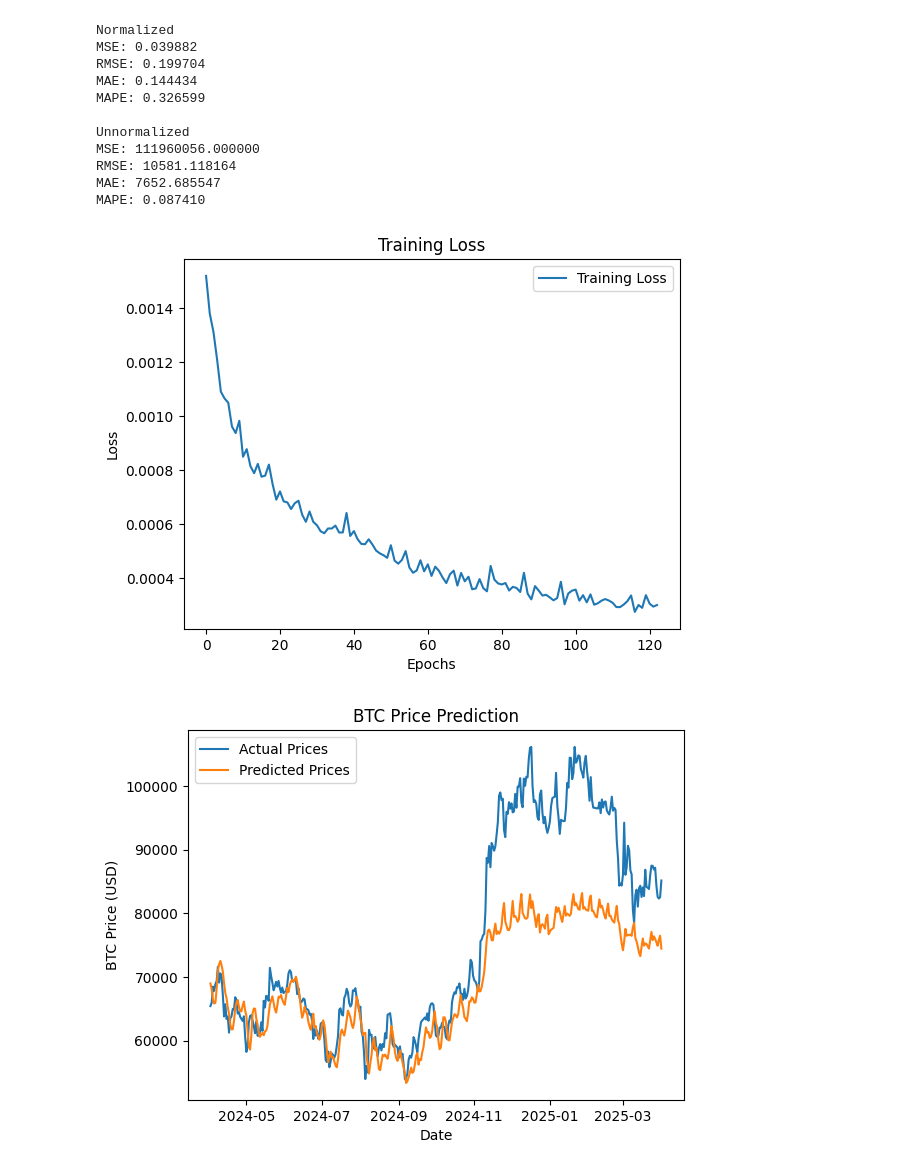
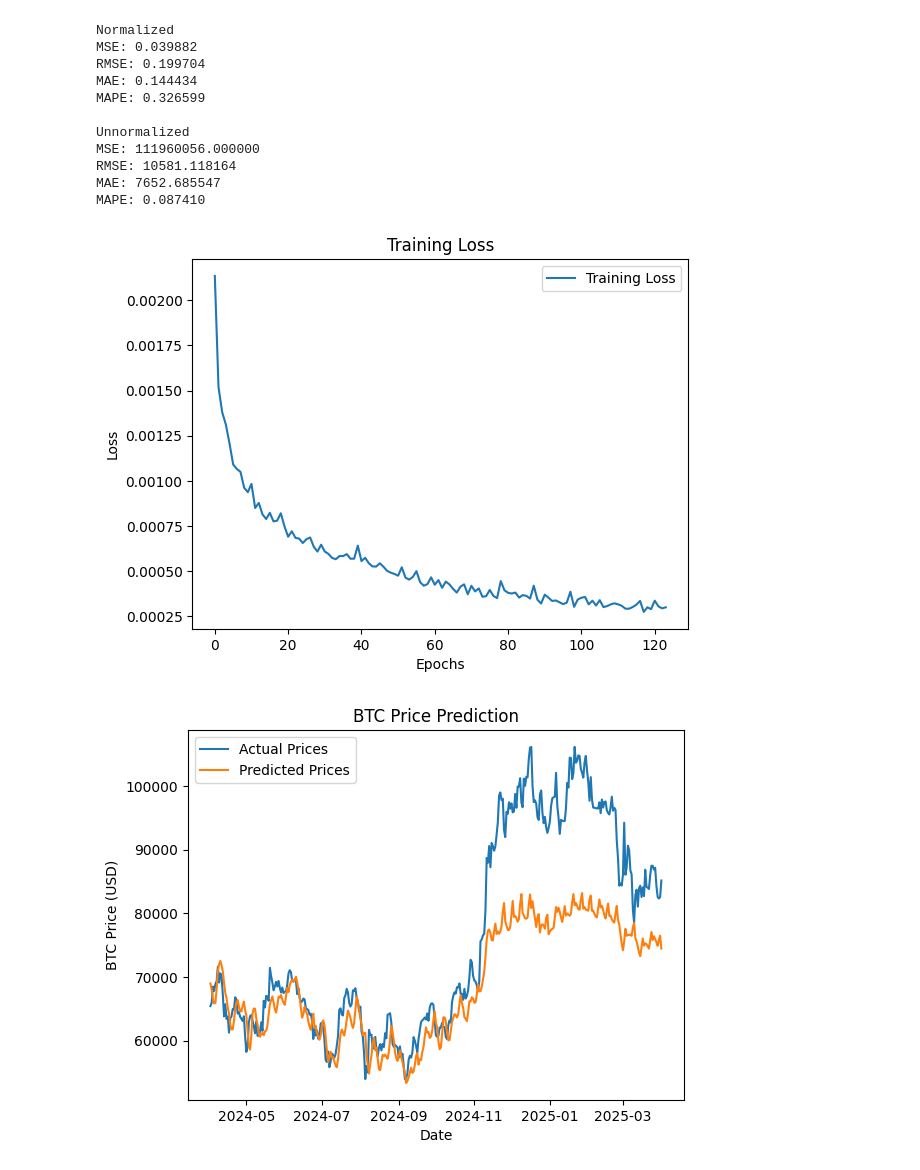
Before and after one commit to Cactooz/BitcoinPredictor, a Jupyter notebook: models/one_day_lstm.ipynb, the cells around one changed output. Saved outputs shown, nothing was run; the diff lists cells and outputs as text; code cells hidden in the pictures.

```diff
--- a/models/one_day_lstm.ipynb
+++ b/models/one_day_lstm.ipynb
@@ -183 +188,7 @@ torch.save(model.state_dict(), f"../weights/od_lstm-{NUM_LAYERS}l-{HIDDEN_SIZE}h
+# %%
+"""
+model.load_state_dict(torch.load("../weights/od_lstm-2l-128hs-0.2d-365lb-125e-64bs-all.pth"))
+loaded = True
+criterion = nn.MSELoss()
+"""
 # %% [markdown]
@@ -214,7 +225,8 @@ def evaluate(model, test_loader, criterion):
 	mae = np.mean(np.abs(predictions - truths))
 	mape = np.mean(np.abs((truths - predictions) / truths))
 
-	print(f"Train Loss: {train_losses[-1]:.6f}")
+	if loaded == None:
+		print(f"Train Loss: {train_losses[-1]:.6f}")
 	print(f"Test Loss: {test_loss:.6f}")
 
 	print("\nNormalized")
@@ -256,20 +268,21 @@ RMSE: 10581.118164
 MAE: 7652.685547
 MAPE: 0.087410
 # %%
-plt.plot(train_losses[2:], label='Training Loss')
-plt.xlabel('Epochs')
-plt.ylabel('Loss')
-plt.title('Training Loss')
-plt.legend()
-plt.show()
+if loaded == None:
+	plt.plot(train_losses[1:], label='Training Loss')
+	plt.xlabel('Epochs')
+	plt.ylabel('Loss')
+	plt.title('Training Loss')
+	plt.legend()
+	plt.show()
 
 plt.plot(test_dates, actuals, label='Actual Prices')
 plt.plot(test_dates, predictions, label='Predicted Prices')
 plt.xlabel('Date')
 plt.ylabel('BTC Price (USD)')
 plt.title('BTC Price Prediction')
 plt.legend()
 plt.show()
 # %% [output]
-[figure, old version]
+[figure, new version]
 [figure]
```
Also changed, not shown: parts of 13 cells of this notebook, 6 other files.
